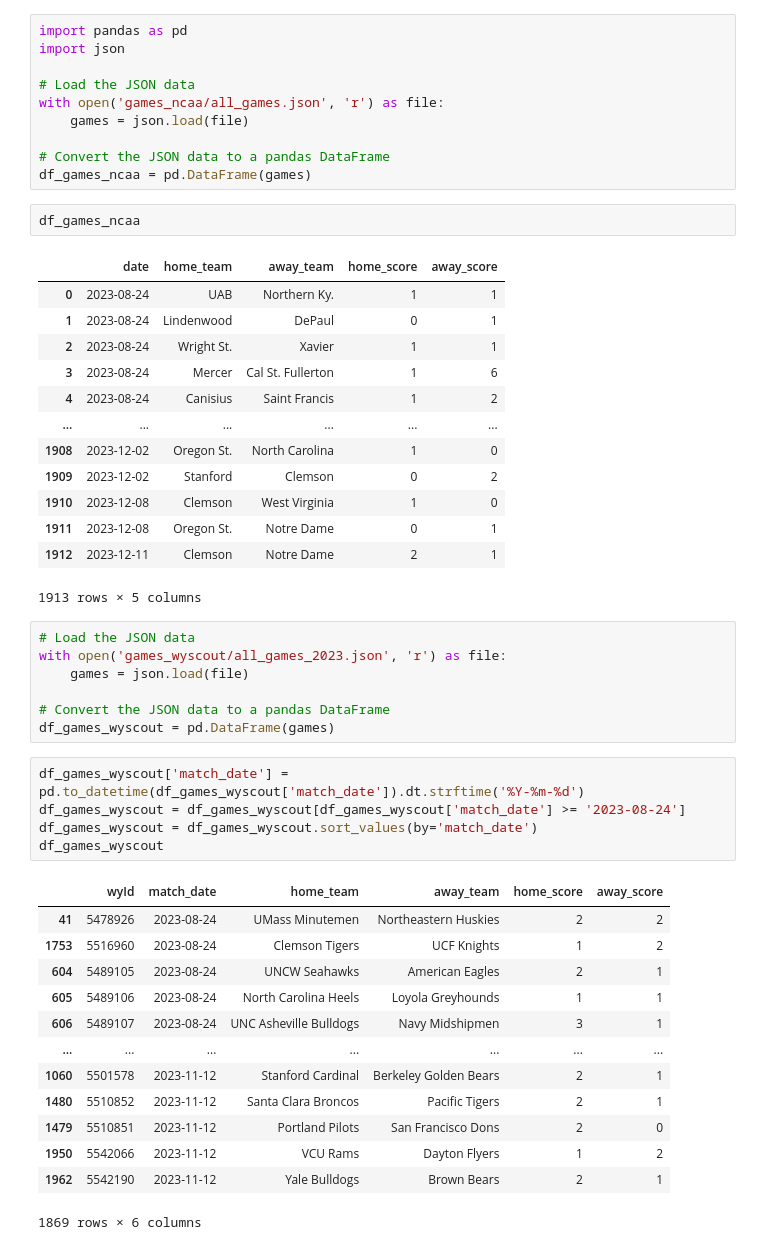
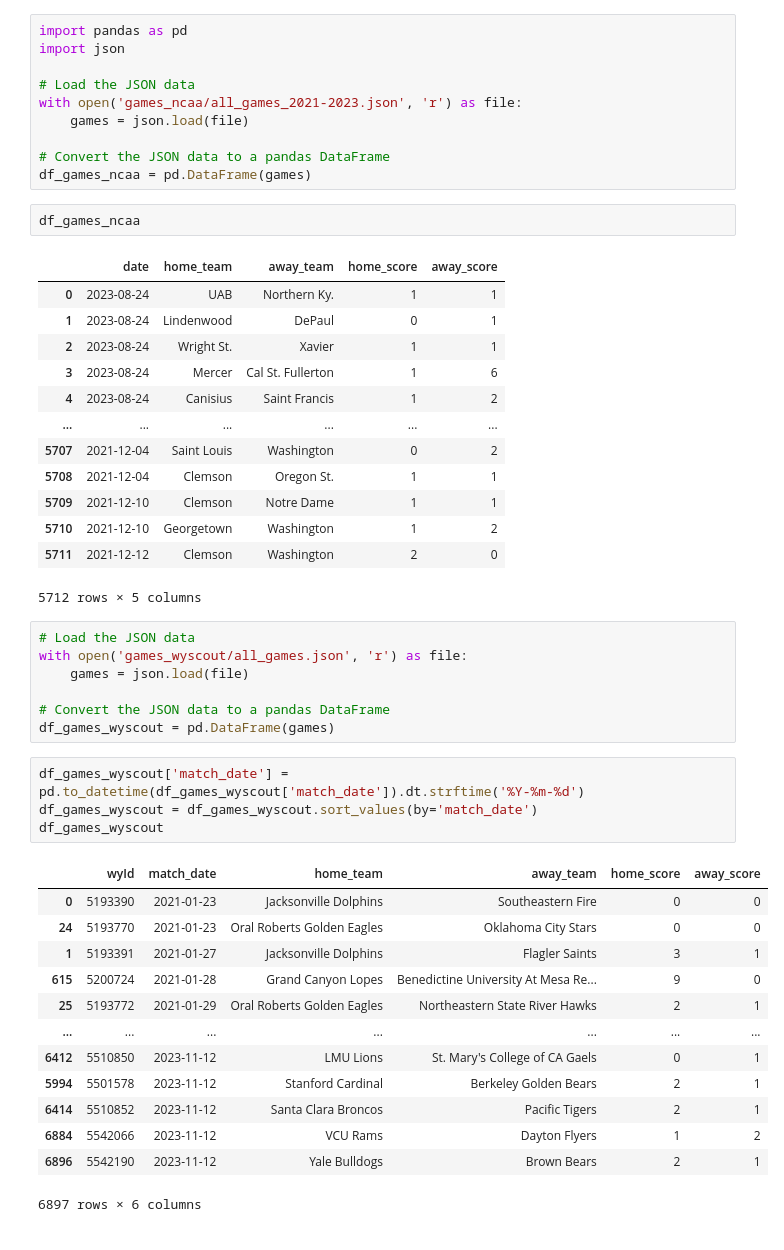
Before and after one commit to cslkn/json_merger, a Jupyter notebook: process_ncaa.ipynb, the cells around one changed output. Saved outputs shown, nothing was run; the diff lists cells and outputs as text.

```diff
--- a/process_ncaa.ipynb
+++ b/process_ncaa.ipynb
@@ -3,7 +3,7 @@ import pandas as pd
 import json
 
 # Load the JSON data
-with open('games_ncaa/all_games.json', 'r') as file:
+with open('games_ncaa/all_games_2021-2023.json', 'r') as file:
     games = json.load(file)
 
 # Convert the JSON data to a pandas DataFrame
@@ -18,35 +18,34 @@ df_games_ncaa
 | 3 | 2023-08-24 | Mercer | Cal St. Fullerton | 1 | 6 |
 | 4 | 2023-08-24 | Canisius | Saint Francis | 1 | 2 |
 | ... | ... | ... | ... | ... | ... |
-| 1908 | 2023-12-02 | Oregon St. | North Carolina | 1 | 0 |
-| 1909 | 2023-12-02 | Stanford | Clemson | 0 | 2 |
-| 1910 | 2023-12-08 | Clemson | West Virginia | 1 | 0 |
-| 1911 | 2023-12-08 | Oregon St. | Notre Dame | 0 | 1 |
-| 1912 | 2023-12-11 | Clemson | Notre Dame | 2 | 1 |
+| 5707 | 2021-12-04 | Saint Louis | Washington | 0 | 2 |
+| 5708 | 2021-12-04 | Clemson | Oregon St. | 1 | 1 |
+| 5709 | 2021-12-10 | Clemson | Notre Dame | 1 | 1 |
+| 5710 | 2021-12-10 | Georgetown | Washington | 1 | 2 |
+| 5711 | 2021-12-12 | Clemson | Washington | 2 | 0 |
-1913 rows × 5 columns
+5712 rows × 5 columns
 # %%
 # Load the JSON data
-with open('games_wyscout/all_games_2023.json', 'r') as file:
+with open('games_wyscout/all_games.json', 'r') as file:
     games = json.load(file)
 
 # Convert the JSON data to a pandas DataFrame
 df_games_wyscout = pd.DataFrame(games)
 # %%
 df_games_wyscout['match_date'] = pd.to_datetime(df_games_wyscout['match_date']).dt.strftime('%Y-%m-%d')
-df_games_wyscout = df_games_wyscout[df_games_wyscout['match_date'] >= '2023-08-24']
 df_games_wyscout = df_games_wyscout.sort_values(by='match_date')
 df_games_wyscout
 # %% [output]
 |  | wyId | match_date | home_team | away_team | home_score | away_score |
-| 41 | 5478926 | 2023-08-24 | UMass Minutemen | Northeastern Huskies | 2 | 2 |
-| 1753 | 5516960 | 2023-08-24 | Clemson Tigers | UCF Knights | 1 | 2 |
-| 604 | 5489105 | 2023-08-24 | UNCW Seahawks | American Eagles | 2 | 1 |
-| 605 | 5489106 | 2023-08-24 | North Carolina Heels | Loyola Greyhounds | 1 | 1 |
-| 606 | 5489107 | 2023-08-24 | UNC Asheville Bulldogs | Navy Midshipmen | 3 | 1 |
+| 0 | 5193390 | 2021-01-23 | Jacksonville Dolphins | Southeastern Fire | 0 | 0 |
+| 24 | 5193770 | 2021-01-23 | Oral Roberts Golden Eagles | Oklahoma City Stars | 0 | 0 |
+| 1 | 5193391 | 2021-01-27 | Jacksonville Dolphins | Flagler Saints | 3 | 1 |
+| 615 | 5200724 | 2021-01-28 | Grand Canyon Lopes | Benedictine University At Mesa Re... | 9 | 0 |
+| 25 | 5193772 | 2021-01-29 | Oral Roberts Golden Eagles | Northeastern State River Hawks | 2 | 1 |
 | ... | ... | ... | ... | ... | ... | ... |
-| 1060 | 5501578 | 2023-11-12 | Stanford Cardinal | Berkeley Golden Bears | 2 | 1 |
-| 1480 | 5510852 | 2023-11-12 | Santa Clara Broncos | Pacific Tigers | 2 | 1 |
-| 1479 | 5510851 | 2023-11-12 | Portland Pilots | San Francisco Dons | 2 | 0 |
-| 1950 | 5542066 | 2023-11-12 | VCU Rams | Dayton Flyers | 1 | 2 |
-| 1962 | 5542190 | 2023-11-12 | Yale Bulldogs | Brown Bears | 2 | 1 |
+| 6412 | 5510850 | 2023-11-12 | LMU Lions | St. Mary's College of CA Gaels | 0 | 1 |
+| 5994 | 5501578 | 2023-11-12 | Stanford Cardinal | Berkeley Golden Bears | 2 | 1 |
+| 6414 | 5510852 | 2023-11-12 | Santa Clara Broncos | Pacific Tigers | 2 | 1 |
+| 6884 | 5542066 | 2023-11-12 | VCU Rams | Dayton Flyers | 1 | 2 |
+| 6896 | 5542190 | 2023-11-12 | Yale Bulldogs | Brown Bears | 2 | 1 |
-1869 rows × 6 columns
+6897 rows × 6 columns
```
Also changed, not shown: parts of 12 cells of this notebook, 20 other files.
